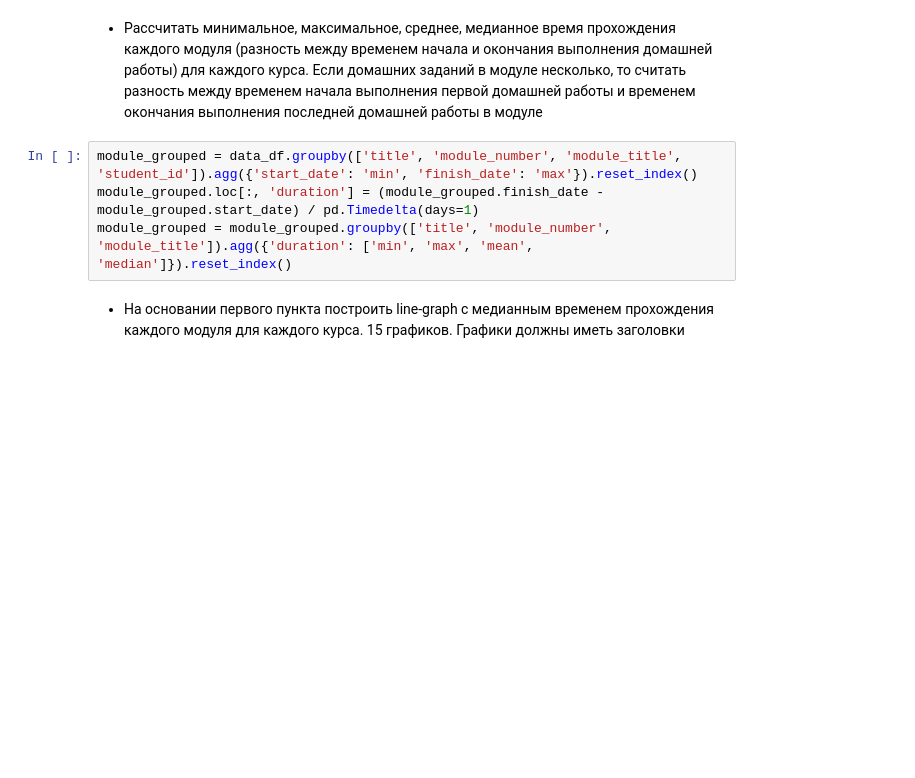
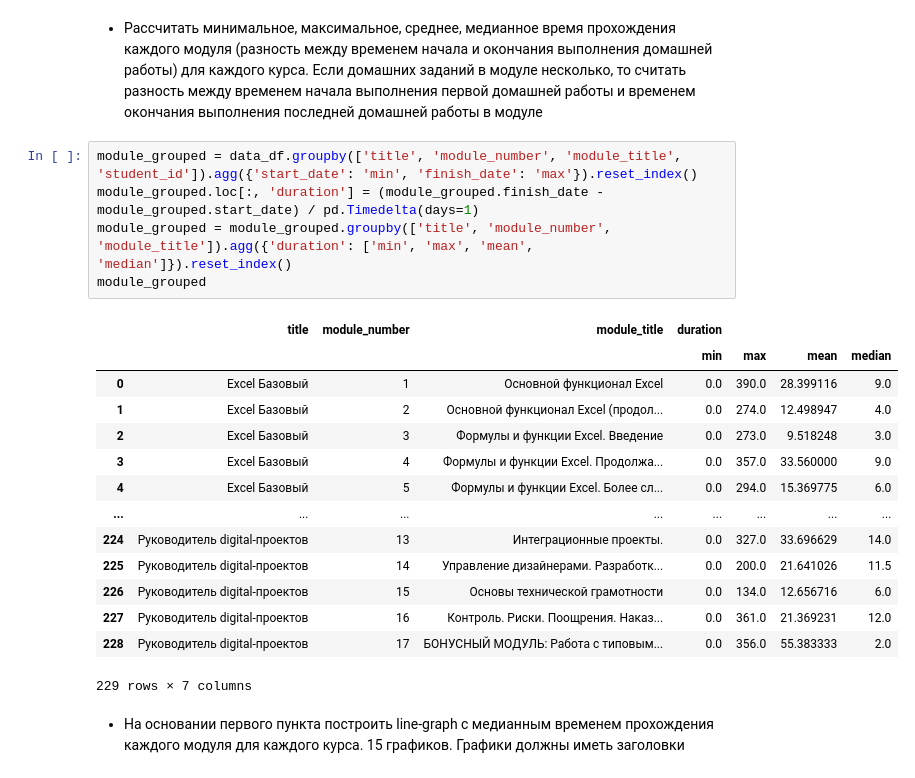
Before and after one commit to vegorovmsk/skillbox_ds_analytics_project_1, a Jupyter notebook: Coursework_analytics_1.ipynb, the cells around one changed output. Drawn from its saved outputs; the diff is of its cells as text; blank space fills up the shorter version.

```diff
--- a/Coursework_analytics_1.ipynb
+++ b/Coursework_analytics_1.ipynb
@@ -710,7 +702,23 @@ plt.show()
 # %%
 module_grouped = data_df.groupby(['title', 'module_number', 'module_title', 'student_id']).agg({'start_date': 'min', 'finish_date': 'max'}).reset_index()
 module_grouped.loc[:, 'duration'] = (module_grouped.finish_date - module_grouped.start_date) / pd.Timedelta(days=1)
 module_grouped = module_grouped.groupby(['title', 'module_number', 'module_title']).agg({'duration': ['min', 'max', 'mean', 'median']}).reset_index()
+module_grouped
+# %% [output]
+|  | title | module_number | module_title | duration |  |  |  |
+|  |  |  |  | min | max | mean | median |
+| 0 | Excel Базовый | 1 | Основной функционал Excel | 0.0 | 390.0 | 28.399116 | 9.0 |
+| 1 | Excel Базовый | 2 | Основной функционал Excel (продол... | 0.0 | 274.0 | 12.498947 | 4.0 |
+| 2 | Excel Базовый | 3 | Формулы и функции Excel. Введение | 0.0 | 273.0 | 9.518248 | 3.0 |
+| 3 | Excel Базовый | 4 | Формулы и функции Excel. Продолжа... | 0.0 | 357.0 | 33.560000 | 9.0 |
+| 4 | Excel Базовый | 5 | Формулы и функции Excel. Более сл... | 0.0 | 294.0 | 15.369775 | 6.0 |
+| ... | ... | ... | ... | ... | ... | ... | ... |
+| 224 | Руководитель digital-проектов | 13 | Интеграционные проекты. | 0.0 | 327.0 | 33.696629 | 14.0 |
+| 225 | Руководитель digital-проектов | 14 | Управление дизайнерами. Разработк... | 0.0 | 200.0 | 21.641026 | 11.5 |
+| 226 | Руководитель digital-проектов | 15 | Основы технической грамотности | 0.0 | 134.0 | 12.656716 | 6.0 |
+| 227 | Руководитель digital-проектов | 16 | Контроль. Риски. Поощрения. Наказ... | 0.0 | 361.0 | 21.369231 | 12.0 |
+| 228 | Руководитель digital-проектов | 17 | БОНУСНЫЙ МОДУЛЬ: Работа с типовым... | 0.0 | 356.0 | 55.383333 | 2.0 |
+229 rows × 7 columns
 # %% [markdown]
 * На основании первого пункта построить line-graph с медианным временем прохождения каждого модуля для каждого курса. 15 графиков. Графики должны иметь заголовки
 # %%
```
Also changed, not shown: parts of 15 cells of this notebook.
